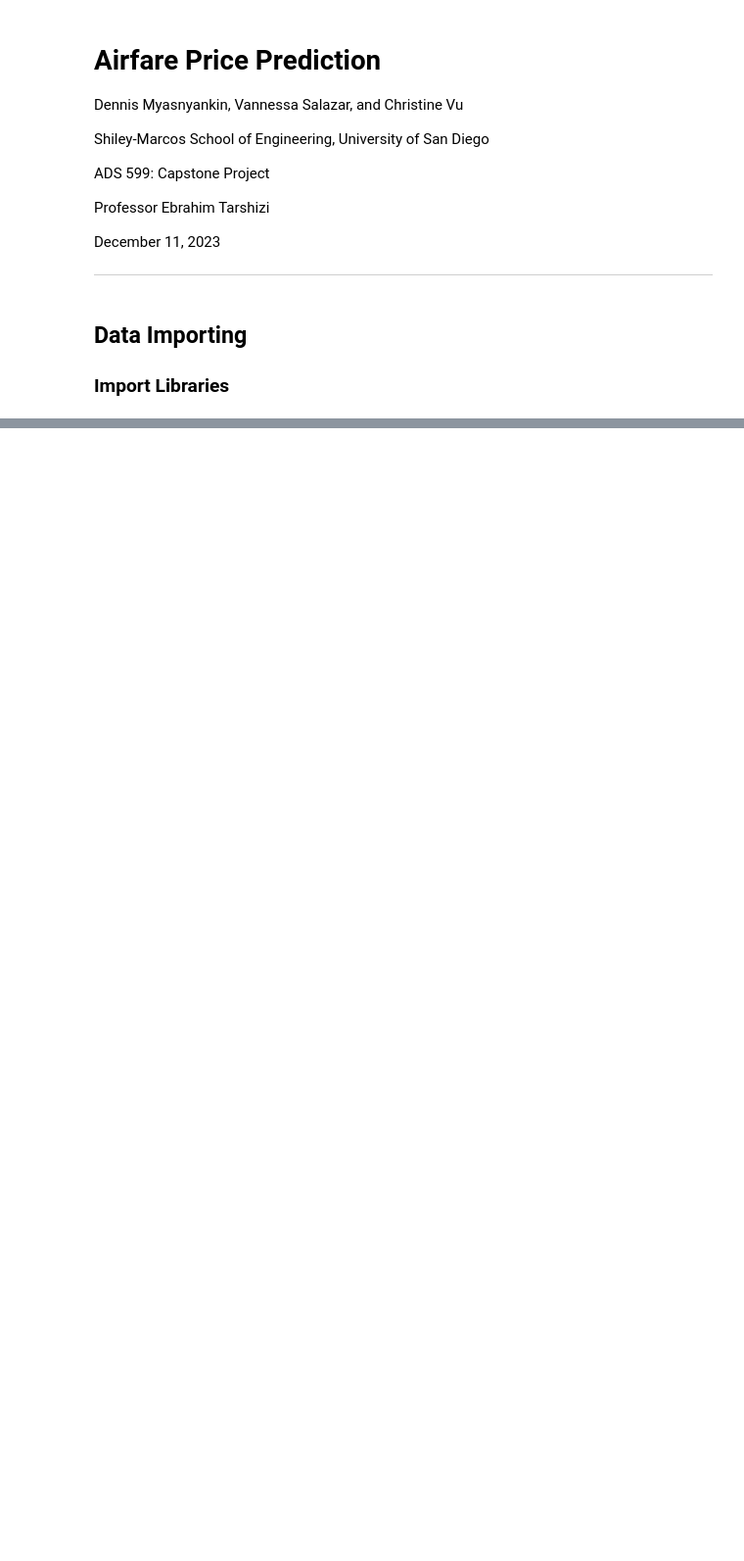
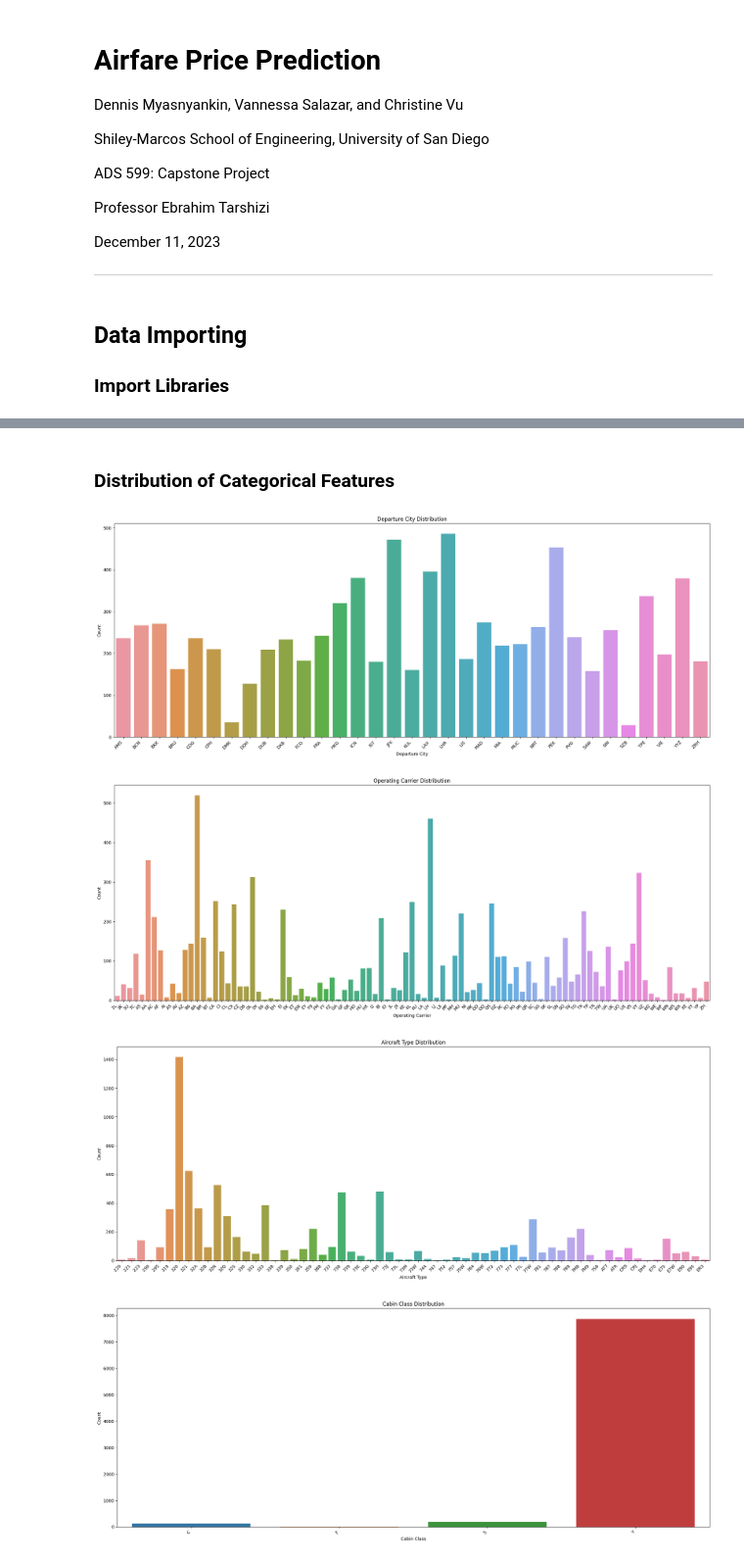
Before and after one commit to VSbr22/Capstone, a Jupyter notebook: Notebook.ipynb, the cells around one changed output, grey strips where cells are left out. Shown at 98% size. Cells and saved outputs as stored; diff of their text form; code cells hidden in the pictures; blank space fills up the shorter version.

```diff
--- a/Notebook.ipynb
+++ b/Notebook.ipynb
@@ -116,0 +240,19 @@ df
+# %% [markdown]
+### **Distribution of Categorical Features**
+# %%
+categorical_columns = ['Departure City', 'Operating Carrier', 'Aircraft Type', 'Cabin Class', 'Fare Class']
+
+for column in categorical_columns:
+    plt.figure(figsize = (20, 8))
+    sns.countplot(x = column, data=df, order = sorted(df[column].unique()))
+    plt.title(f'{column} Distribution')
+    plt.xlabel(column)
+    plt.ylabel('Count')
+    plt.xticks(rotation = 45, ha = 'right')
+    plt.tight_layout()
+    plt.show()
+# %% [output]
+[figure, added]
+[figure, added]
+[figure, added]
+[figure, added]
```
Also changed, not shown: parts of 37 cells of this notebook.
